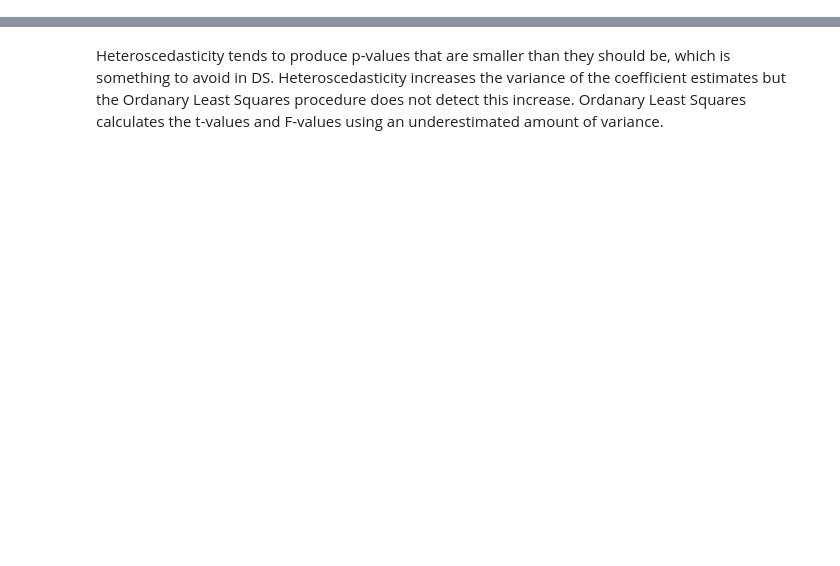
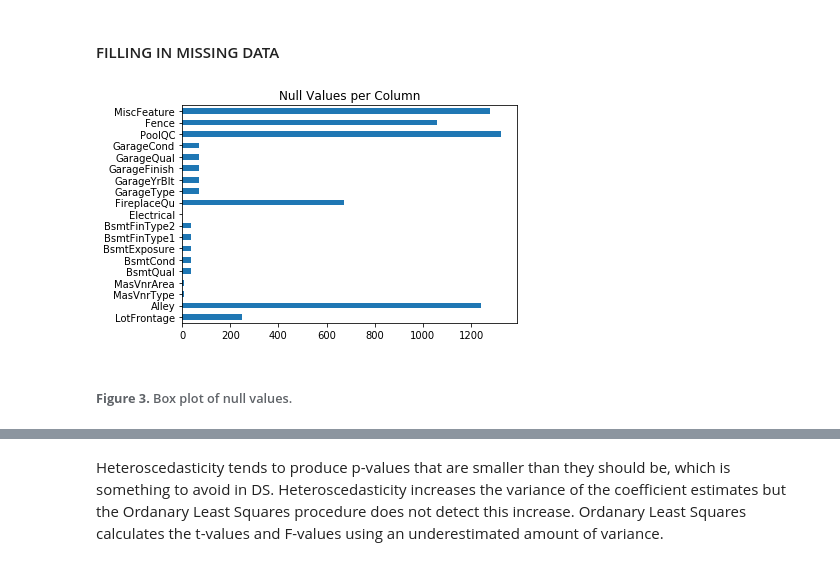
Before and after one commit to Tlacateccatl/Housing-Prices-, a Jupyter notebook: HousingPrices.ipynb, the cells around one changed output, grey strips where cells are left out. Cells and saved outputs as stored; diff of their text form; code cells hidden in the pictures; blank space fills up the shorter version.

```diff
--- a/HousingPrices.ipynb
+++ b/HousingPrices.ipynb
@@ -155,0 +214,13 @@ scatter(data.OverallQual, data.SalePrice)
+# %%
+# Make series of mask
+mask = reject_outliers(houseDataMod['SalePrice']).tolist()
+mask[0:20]
+
+# Mask as Boolean
+mask_results = houseDataMod['SalePrice'].isin(mask)[0:20].tolist()
+#mask_results
+outliers_dict = dict(zip(mask, mask_results))
+outliers_dict
+
+# New dataframe based off mask
+houseDataMod = houseDataMod[~houseDataMod['SalePrice'].isin(mask) == False]
@@ -155,0 +240,14 @@ scatter(data.OverallQual, data.SalePrice)
+# %% [markdown]
+#### FILLING IN MISSING DATA
+# %%
+# Columns with null (np.nan) values
+nan_col_list = houseDataMod.columns[houseDataMod.isnull().any()].tolist()
+
+# Sum of nan values of each column
+nulls = houseDataMod[nan_col_list].isnull().sum()
+nulls.plot(kind='barh', title='Null Values per Column')
+plt.show()
+# %% [output]
+[figure, added]
+# %% [markdown]
+###### **Figure 3.** Box plot of null values.
```
Also changed, not shown: parts of 130 cells of this notebook, 2 other files.
